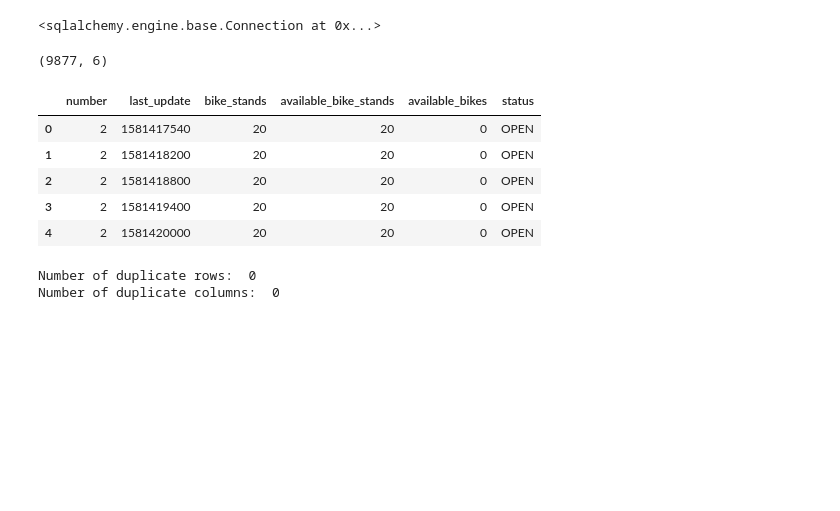
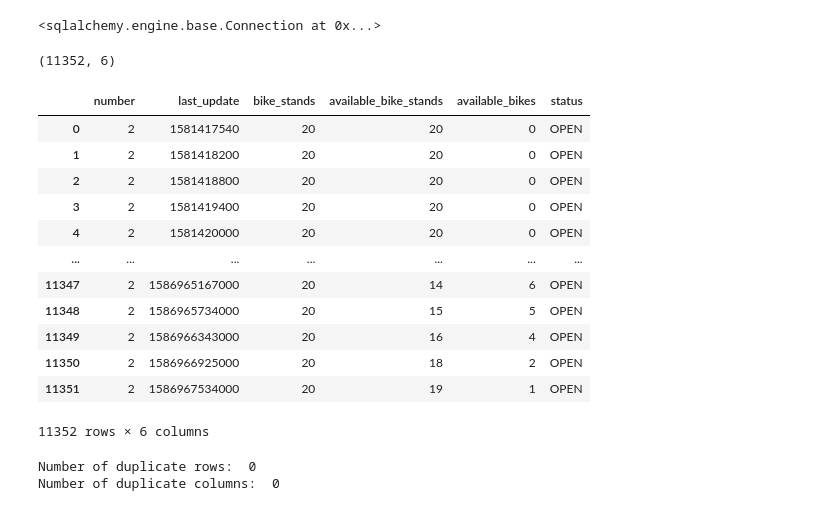
Before and after one commit to LukeB89/T14_GP, a Jupyter notebook: Model/Roughwork.ipynb, the cells around one changed output. Cells and saved outputs as stored; diff of their text form; code cells hidden in the pictures; blank space fills up the shorter version.

```diff
--- a/Model/Roughwork.ipynb
+++ b/Model/Roughwork.ipynb
@@ -32,18 +32,25 @@ engine.connect()
 # %%
 ## Rough work for weekly predictions
 # Set up the SQL command and turn into dataframe
 stat_2 = "SELECT * FROM dublinbikes.dynamic_data WHERE number = 2"
 sql_df = pd.read_sql(stat_2,engine)
 print(sql_df.shape)
-sql_df.head(5)
+sql_df
 # %% [output]
-(9877, 6)
+(11352, 6)
 |  | number | last_update | bike_stands | available_bike_stands | available_bikes | status |
 | 0 | 2 | 1581417540 | 20 | 20 | 0 | OPEN |
 | 1 | 2 | 1581418200 | 20 | 20 | 0 | OPEN |
 | 2 | 2 | 1581418800 | 20 | 20 | 0 | OPEN |
 | 3 | 2 | 1581419400 | 20 | 20 | 0 | OPEN |
 | 4 | 2 | 1581420000 | 20 | 20 | 0 | OPEN |
+| ... | ... | ... | ... | ... | ... | ... |
+| 11347 | 2 | 1586965167000 | 20 | 14 | 6 | OPEN |
+| 11348 | 2 | 1586965734000 | 20 | 15 | 5 | OPEN |
+| 11349 | 2 | 1586966343000 | 20 | 16 | 4 | OPEN |
+| 11350 | 2 | 1586966925000 | 20 | 18 | 2 | OPEN |
+| 11351 | 2 | 1586967534000 | 20 | 19 | 1 | OPEN |
+11352 rows × 6 columns
 # %%
 # check for duplicates
 print("Number of duplicate rows: ", sql_df.duplicated().sum())
```
Also changed, not shown: parts of 16 cells of this notebook, 9 other files.
